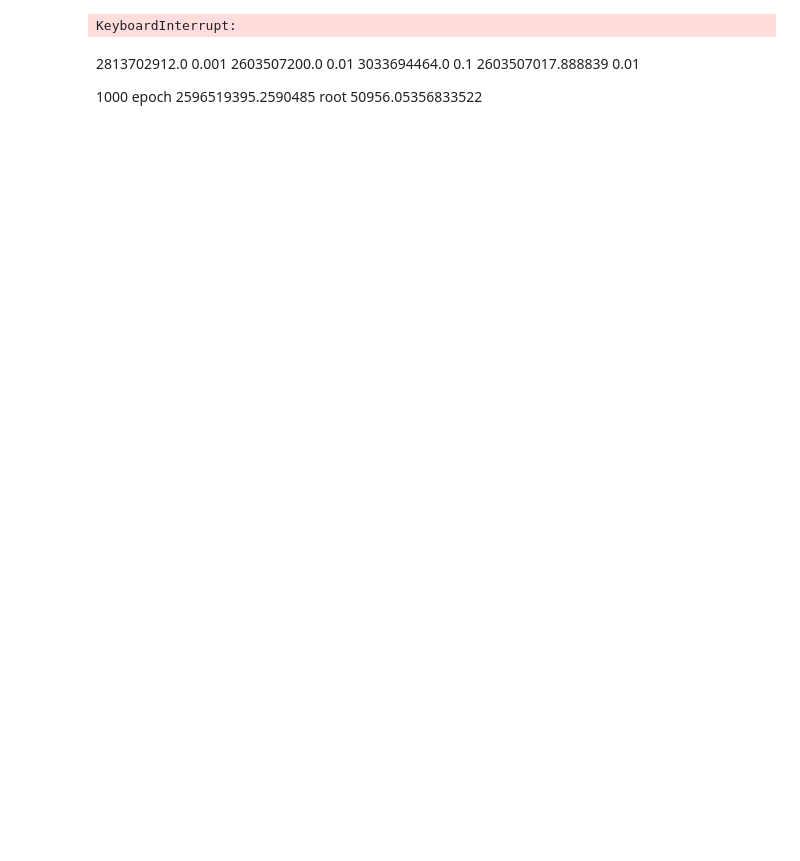
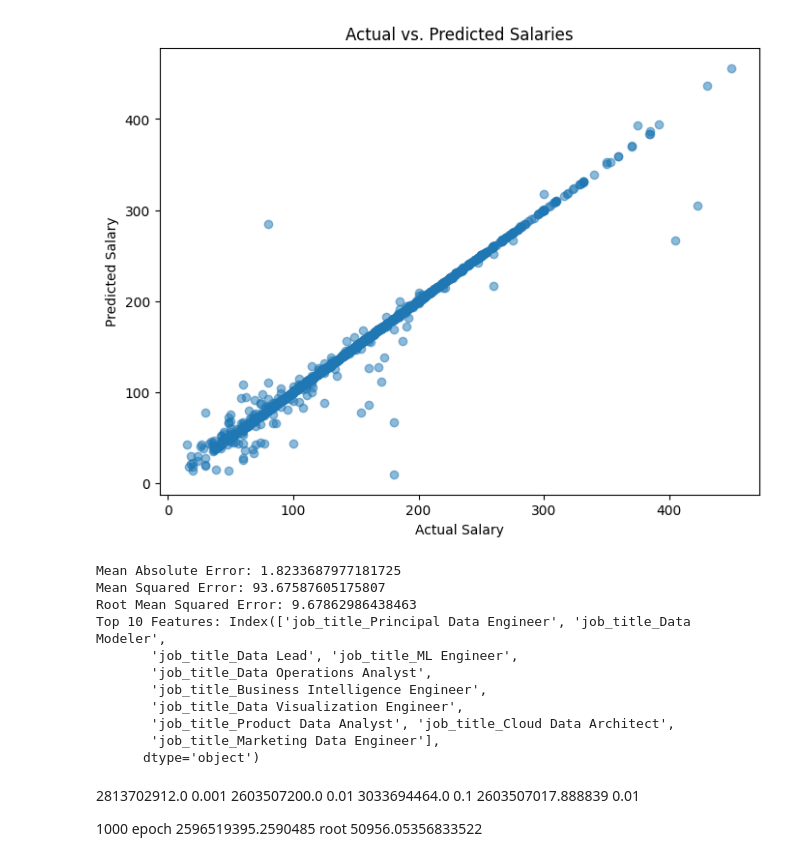
Before and after one commit to ErgaDN/Deep-Learning-Forecasting-salaries, a Jupyter notebook: neural_network.ipynb, the cells around one changed output. Cells and saved outputs as stored; diff of their text form; code cells hidden in the pictures; blank space fills up the shorter version.

```diff
--- a/neural_network.ipynb
+++ b/neural_network.ipynb
@@ -14,15 +14,15 @@ from sklearn.metrics import mean_absolute_error, mean_squared_error
 data = pd.read_csv('jobs_in_data.csv')
 
 # Drop the 'salary_in_usd' column since we're ignoring it
-data.drop(columns=['salary_in_usd'], inplace=True)
+# data.drop(columns=['salary_in_usd'], inplace=True)
 
 # Encode categorical variables
 data = pd.get_dummies(data)
 # Divide the 'salary' column by 1000
-data['salary'] /= 1000
+data['salary_in_usd'] /= 1000
 # Separate features and target
 X = data.drop(columns=['salary'])
-y = data['salary']
+y = data['salary_in_usd']
 
 # Split data into train and test sets
 X_train, X_test, y_train, y_test = train_test_split(X, y, test_size=0.2, random_state=42)
@@ -35,10 +35,18 @@ X_test_scaled = scaler.transform(X_test)
 # Define the neural network model
 model = Sequential([
     Dense(128, activation='relu', input_shape=(X_train.shape[1],)),
+    # Dropout(0.2),  # Adding dropout regularization
+    Dense(64, activation='relu'),
+    # Dropout(0.2),  # Adding dropout regularization
+    Dense(32, activation='relu'),
+    Dense(1, activation='linear')
+
+
+    # Dense(128, activation='relu', input_shape=(X_train.shape[1],)),
     # Dropout(0.2),
-    Dense(64, activation='relu'),
+    # Dense(64, activation='relu'),
     # Dropout(0.2),
-    Dense(1, activation='linear')
+    # Dense(1, activation='linear')
 ])
 
 # Compile the model with a custom learning rate
@@ -109,4 +117,15 @@ Epoch 658/1000
+[figure, added]
-KeyboardInterrupt:
+Mean Absolute Error: 1.8233687977181725
+Mean Squared Error: 93.67587605175807
+Root Mean Squared Error: 9.67862986438463
+Top 10 Features: Index(['job_title_Principal Data Engineer', 'job_title_Data Modeler',
+       'job_title_Data Lead', 'job_title_ML Engineer',
+       'job_title_Data Operations Analyst',
+       'job_title_Business Intelligence Engineer',
+       'job_title_Data Visualization Engineer',
+       'job_title_Product Data Analyst', 'job_title_Cloud Data Architect',
+       'job_title_Marketing Data Engineer'],
+      dtype='object')
 # %% [markdown]
  2813702912.0 0.001
  2603507200.0 0.01
```
Also changed, not shown: parts of 1 cell of this notebook, 1 other file.
